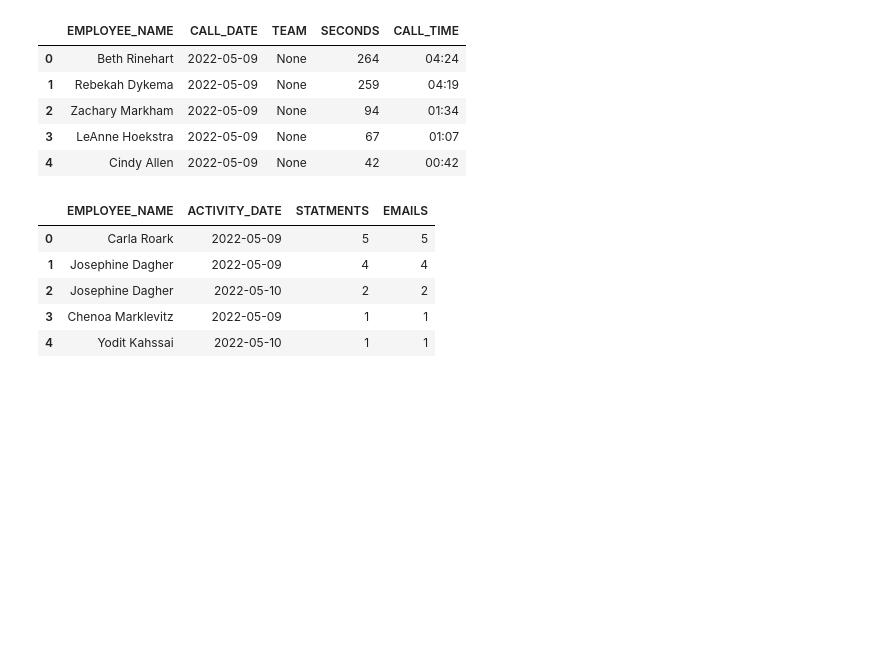
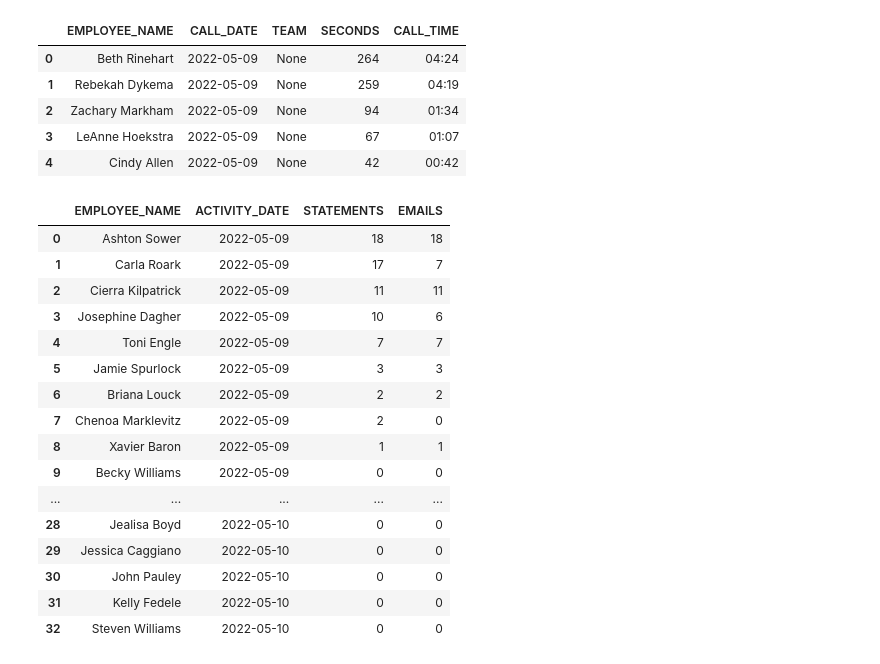
Before and after one commit to cpassorelli/call-reports, a Jupyter notebook: ipython/data-warehouse-integration.ipynb, the cells around one changed output. Drawn from its saved outputs; the diff is of its cells as text; code cells hidden in the pictures; blank space fills up the shorter version.

Commit message:
started Caller Statement Report

```diff
--- a/ipython/data-warehouse-integration.ipynb
+++ b/ipython/data-warehouse-integration.ipynb
@@ -579,43 +592,56 @@ spark.sql(query).limit(5).toPandas()
 # %%
 query = """
 SELECT
     employees.EMPLOYEE_NAME,
     cast(activities.ACTIVITY_DATE as date) as ACTIVITY_DATE,
-    count(statements.STATMENT_DATE) as STATMENTS,
+    count(statements.STATEMENT_DATE) as STATEMENTS,
     count(emails.EMAIL_DATE) as EMAILS
 FROM
     activities
         INNER JOIN
             employees ON
                 activities.EMPLOYEE_ID = employees.EMPLOYEE_ID
-                AND IS_OUTGOING
+                -- AND IS_OUTGOING
+                AND activities.ACTIVITY_DATE BETWEEN
+                    '2022-05-09' AND '2022-05-11'
         LEFT JOIN
             statements ON
                 activities.REFERENCE_ID = statements.REFERENCE_ID
-                AND cast(activities.ACTIVITY_DATE as date) =
-                    cast(statements.STATMENT_DATE as date)
+                AND statements.STATEMENT_DATE BETWEEN
+                    '2022-05-09' AND '2022-05-11'
         LEFT JOIN
             emails ON
-                statements.EMAIL_ID = emails.EMAIL_ID
-WHERE
-    statements.STATMENT_DATE BETWEEN '2022-05-09' AND '2022-05-11'
+                statements.REFERENCE_ID = emails.REFERENCE_ID
+                AND statements.EMAIL_ID = emails.EMAIL_ID
+                AND emails.EMAIL_DATE BETWEEN
+                    '2022-05-09' AND '2022-05-11'
 GROUP BY
     employees.EMPLOYEE_NAME,
     cast(activities.ACTIVITY_DATE as date)
 """
 
 (
     spark
     .sql(query)
-    # .where('STATMENTS != EMAILS')
-    .orderBy(desc('STATMENTS'))
-    .limit(5)
+    .orderBy('ACTIVITY_DATE', desc('STATEMENTS'), 'EMPLOYEE_NAME')
+
     .toPandas()
 )
 # %% [output]
-|  | EMPLOYEE_NAME | ACTIVITY_DATE | STATMENTS | EMAILS |
-| 0 | Carla Roark | 2022-05-09 | 5 | 5 |
-| 1 | Josephine Dagher | 2022-05-09 | 4 | 4 |
-| 2 | Josephine Dagher | 2022-05-10 | 2 | 2 |
-| 3 | Chenoa Marklevitz | 2022-05-09 | 1 | 1 |
-| 4 | Yodit Kahssai | 2022-05-10 | 1 | 1 |
+|  | EMPLOYEE_NAME | ACTIVITY_DATE | STATEMENTS | EMAILS |
+| 0 | Ashton Sower | 2022-05-09 | 18 | 18 |
+| 1 | Carla Roark | 2022-05-09 | 17 | 7 |
+| 2 | Cierra Kilpatrick | 2022-05-09 | 11 | 11 |
+| 3 | Josephine Dagher | 2022-05-09 | 10 | 6 |
+| 4 | Toni Engle | 2022-05-09 | 7 | 7 |
+| 5 | Jamie Spurlock | 2022-05-09 | 3 | 3 |
+| 6 | Briana Louck | 2022-05-09 | 2 | 2 |
+| 7 | Chenoa Marklevitz | 2022-05-09 | 2 | 0 |
+| 8 | Xavier Baron | 2022-05-09 | 1 | 1 |
+| 9 | Becky Williams | 2022-05-09 | 0 | 0 |
+| ... | ... | ... | ... | ... |
+| 28 | Jealisa Boyd | 2022-05-10 | 0 | 0 |
+| 29 | Jessica Caggiano | 2022-05-10 | 0 | 0 |
+| 30 | John Pauley | 2022-05-10 | 0 | 0 |
+| 31 | Kelly Fedele | 2022-05-10 | 0 | 0 |
+| 32 | Steven Williams | 2022-05-10 | 0 | 0 |
```
Also changed, not shown: parts of 11 cells of this notebook, 6 other files.
